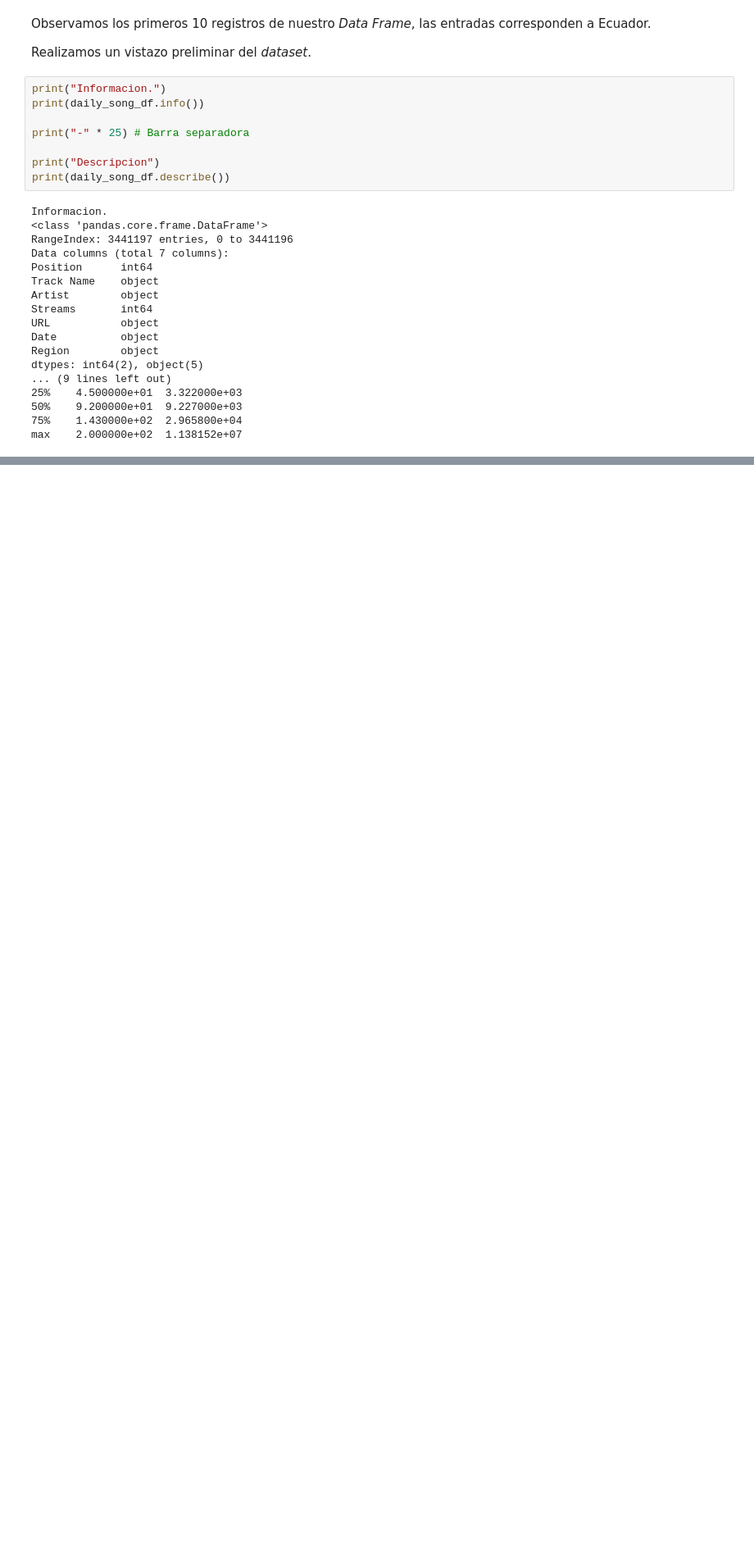
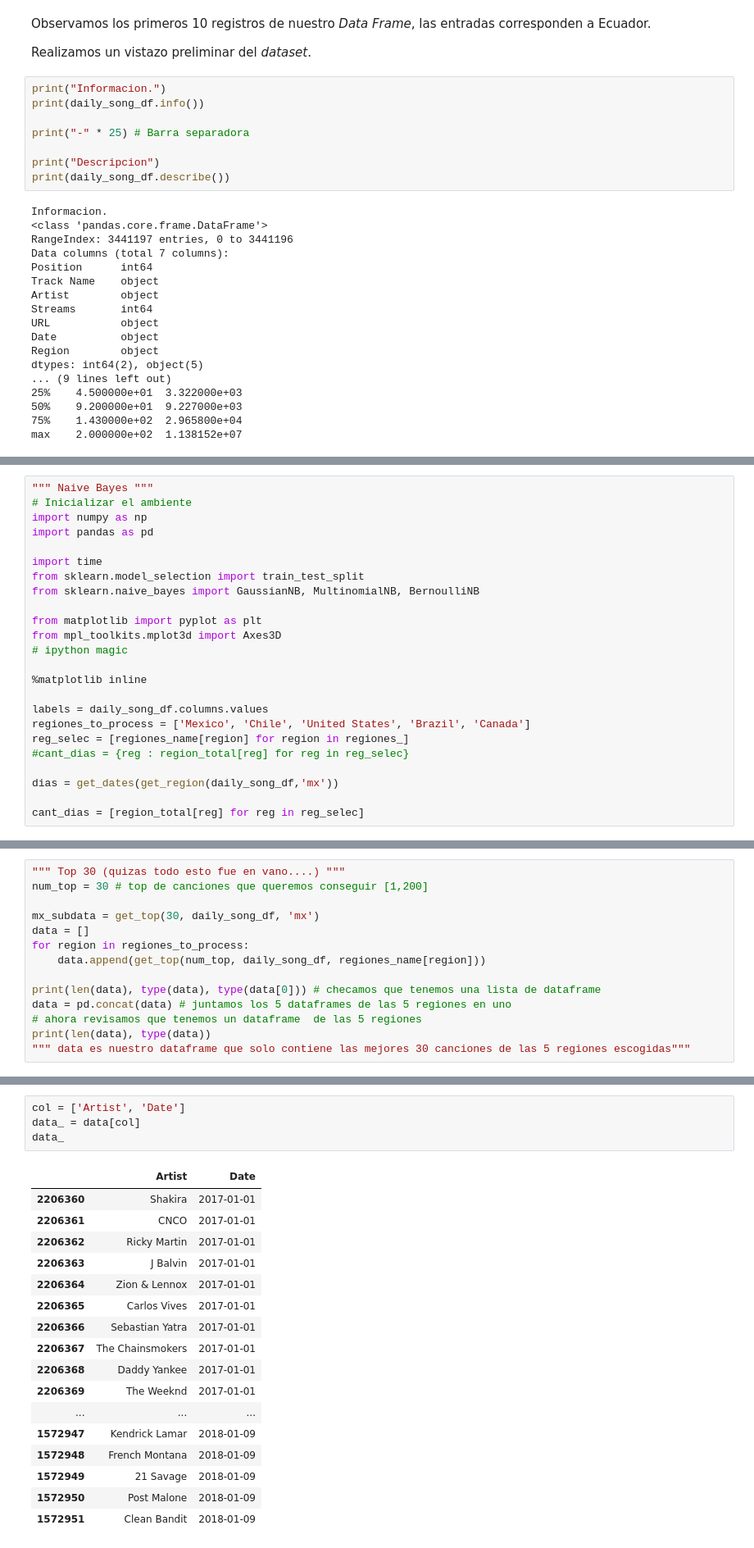
Before and after one commit to gilbertoesp/spotify_worldwide_analysis, a Jupyter notebook: Spotify_Worldwide_Analysis_Datos.ipynb, the cells around one changed output, grey strips where cells are left out. Shown: that part at 82% size. Saved outputs shown, nothing was run; the diff lists cells and outputs as text; blank space fills up the shorter version.

```diff
--- a/Spotify_Worldwide_Analysis_Datos.ipynb
+++ b/Spotify_Worldwide_Analysis_Datos.ipynb
@@ -83,0 +251,24 @@ Al observar la descripcion, vemos que las únicas dos variables númericas con l
+# %%
+""" Naive Bayes """
+# Inicializar el ambiente
+import numpy as np
+import pandas as pd
+
+import time
+from sklearn.model_selection import train_test_split
+from sklearn.naive_bayes import GaussianNB, MultinomialNB, BernoulliNB
+
+from matplotlib import pyplot as plt
+from mpl_toolkits.mplot3d import Axes3D
+# ipython magic
+
+%matplotlib inline
+
+labels = daily_song_df.columns.values
+regiones_to_process = ['Mexico', 'Chile', 'United States', 'Brazil', 'Canada']
+reg_selec = [regiones_name[region] for region in regiones_]
+#cant_dias = {reg : region_total[reg] for reg in reg_selec}
+
+dias = get_dates(get_region(daily_song_df,'mx'))
+
+cant_dias = [region_total[reg] for reg in reg_selec]
@@ -83,0 +288,14 @@ Al observar la descripcion, vemos que las únicas dos variables númericas con l
+# %%
+""" Top 30 (quizas todo esto fue en vano....) """
+num_top = 30 # top de canciones que queremos conseguir [1,200]
+
+mx_subdata = get_top(30, daily_song_df, 'mx')
+data = []
+for region in regiones_to_process:
+    data.append(get_top(num_top, daily_song_df, regiones_name[region]))
+
+print(len(data), type(data), type(data[0])) # checamos que tenemos una lista de dataframe
+data = pd.concat(data) # juntamos los 5 dataframes de las 5 regiones en uno
+# ahora revisamos que tenemos un dataframe  de las 5 regiones
+print(len(data), type(data))
+""" data es nuestro dataframe que solo contiene las mejores 30 canciones de las 5 regiones escogidas"""
@@ -83,0 +359,22 @@ Al observar la descripcion, vemos que las únicas dos variables númericas con l
+# %%
+col = ['Artist', 'Date']
+data_ = data[col]
+data_
+# %% [output]
+|  | Artist | Date |
+| 2206360 | Shakira | 2017-01-01 |
+| 2206361 | CNCO | 2017-01-01 |
+| 2206362 | Ricky Martin | 2017-01-01 |
+| 2206363 | J Balvin | 2017-01-01 |
+| 2206364 | Zion & Lennox | 2017-01-01 |
+| 2206365 | Carlos Vives | 2017-01-01 |
+| 2206366 | Sebastian Yatra | 2017-01-01 |
+| 2206367 | The Chainsmokers | 2017-01-01 |
+| 2206368 | Daddy Yankee | 2017-01-01 |
+| 2206369 | The Weeknd | 2017-01-01 |
+| ... | ... | ... |
+| 1572947 | Kendrick Lamar | 2018-01-09 |
+| 1572948 | French Montana | 2018-01-09 |
+| 1572949 | 21 Savage | 2018-01-09 |
+| 1572950 | Post Malone | 2018-01-09 |
+| 1572951 | Clean Bandit | 2018-01-09 |
```
Also changed, not shown: parts of 25 cells of this notebook, 20 other files.
